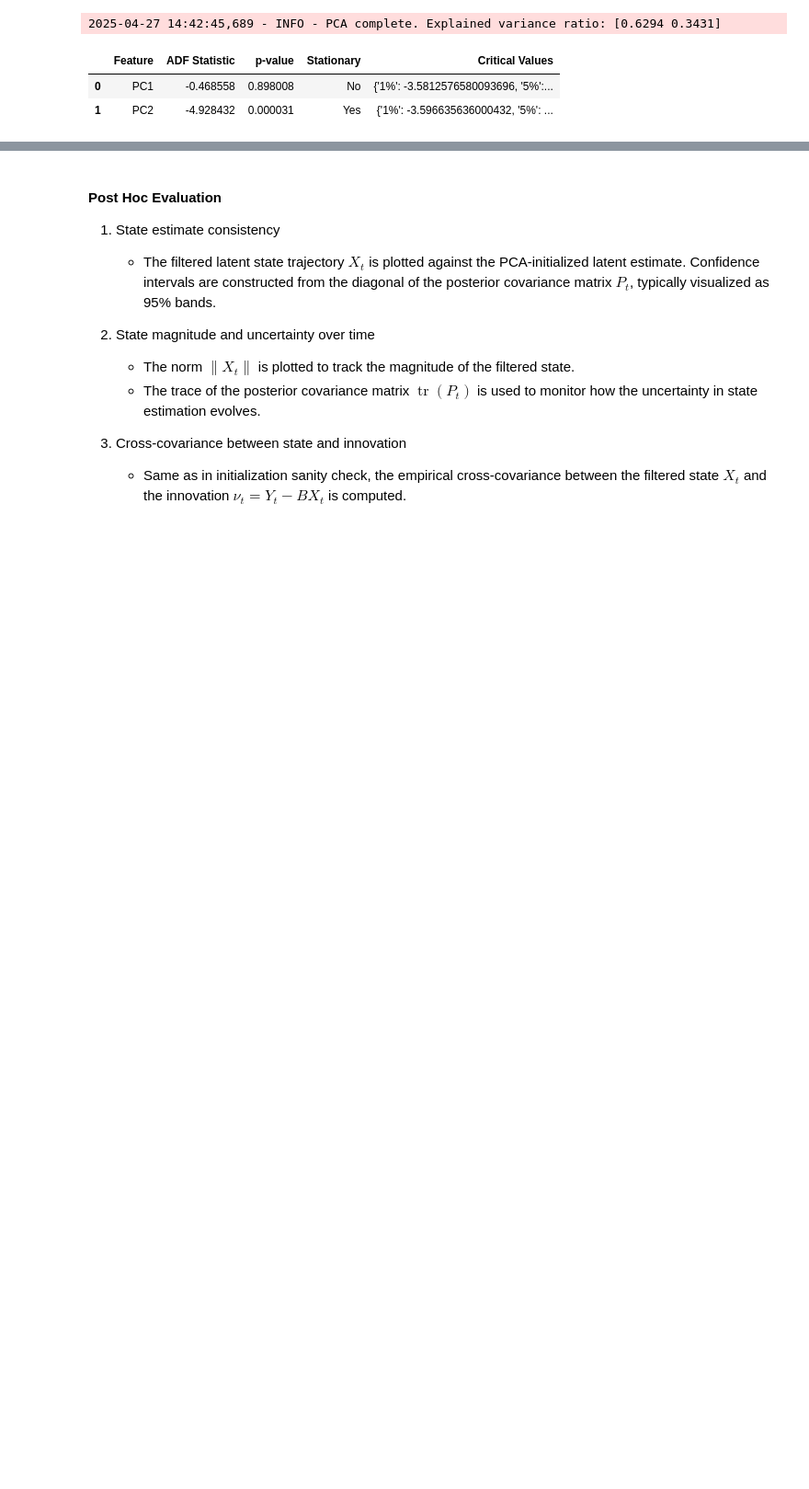
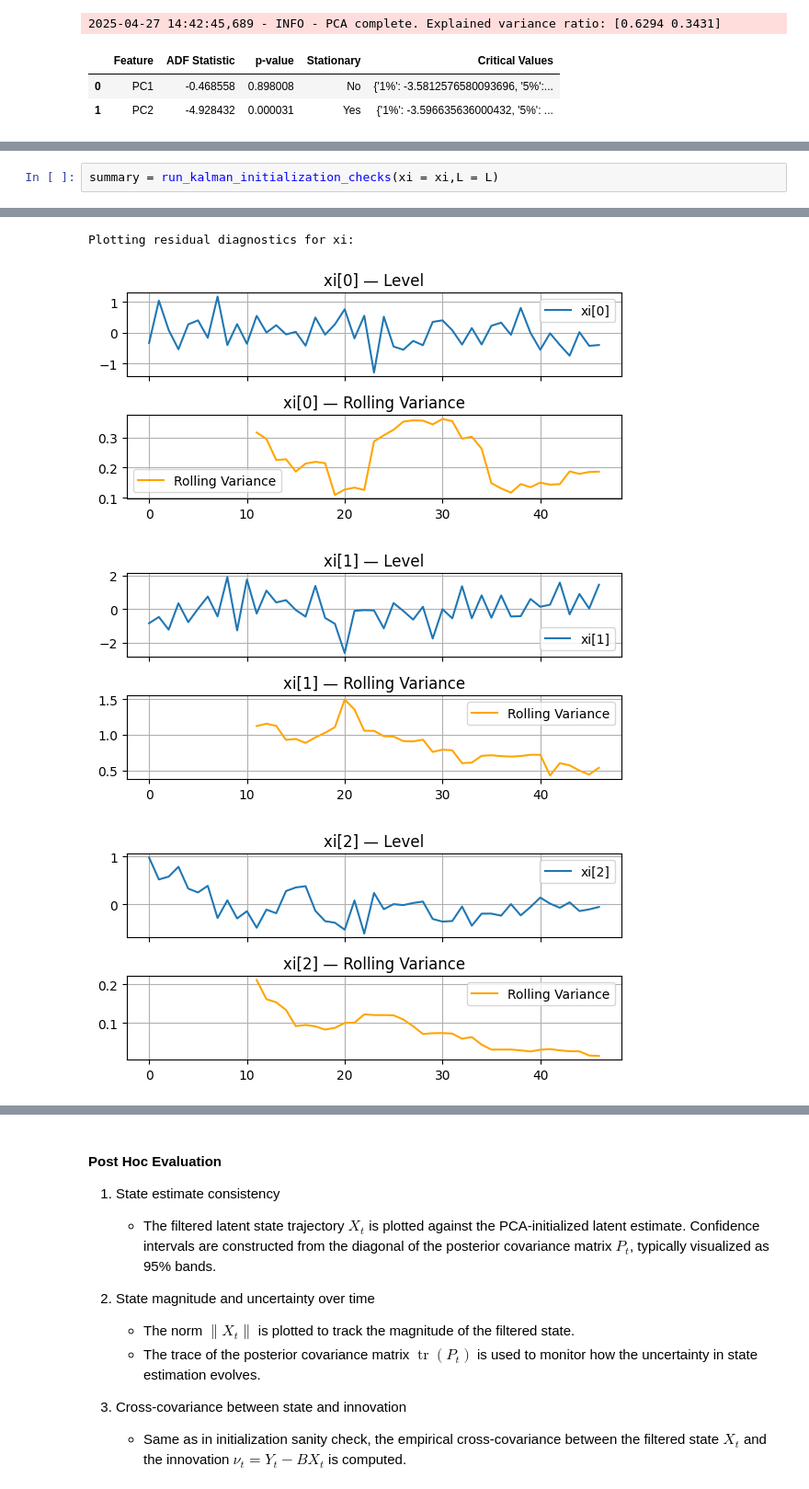
Before and after one commit to lexie-z/macro-model, a Jupyter notebook: playground.ipynb, the cells around one changed output, grey strips where cells are left out. Shown at 92% size. Cells and saved outputs as stored; diff of their text form; blank space fills up the shorter version.

```diff
--- a/playground.ipynb
+++ b/playground.ipynb
@@ -338,0 +291,3 @@ In the experiment run, we identify following issues:
+# %%
+summary = run_kalman_initialization_checks(xi = xi,L = L)
+# %% [output]
@@ -338,0 +311,4 @@ In the experiment run, we identify following issues:
+Plotting residual diagnostics for xi:
+[figure, added]
+[figure, added]
+[figure, added]
```
Also changed, not shown: parts of 21 cells of this notebook, 2 other files.
